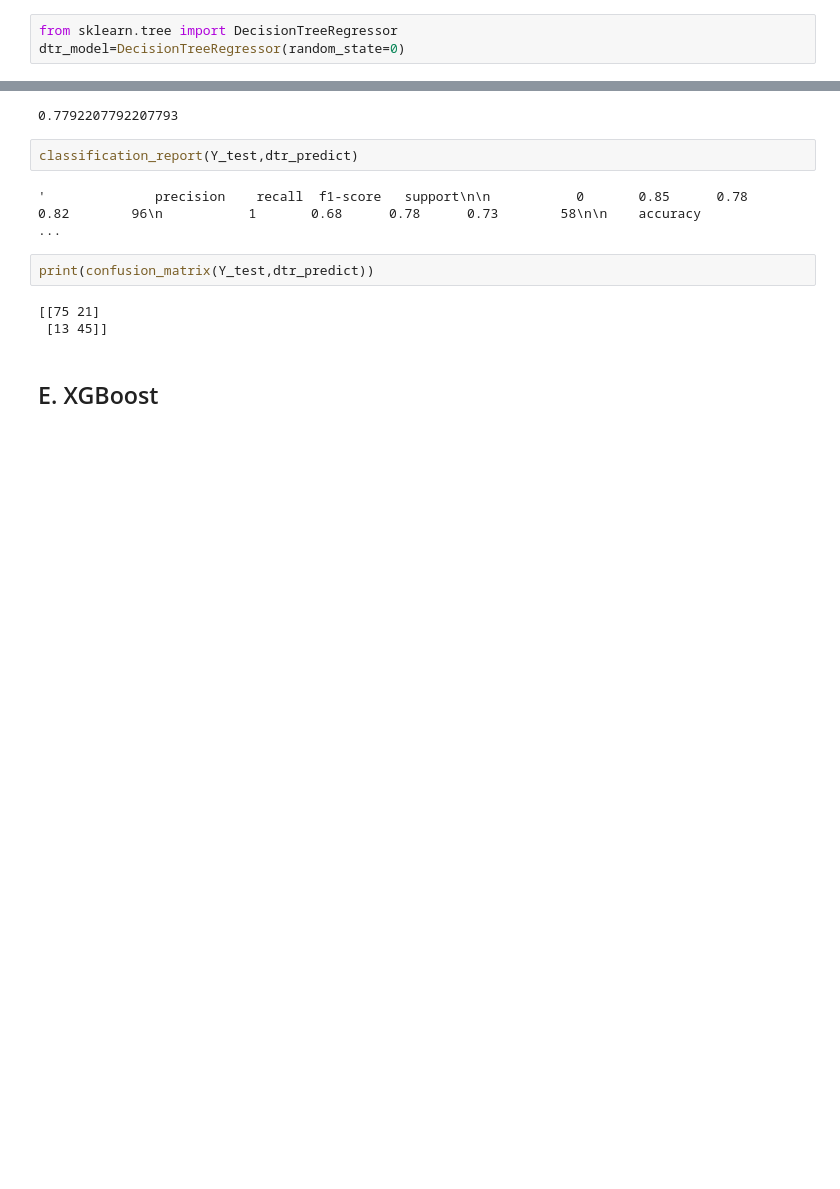
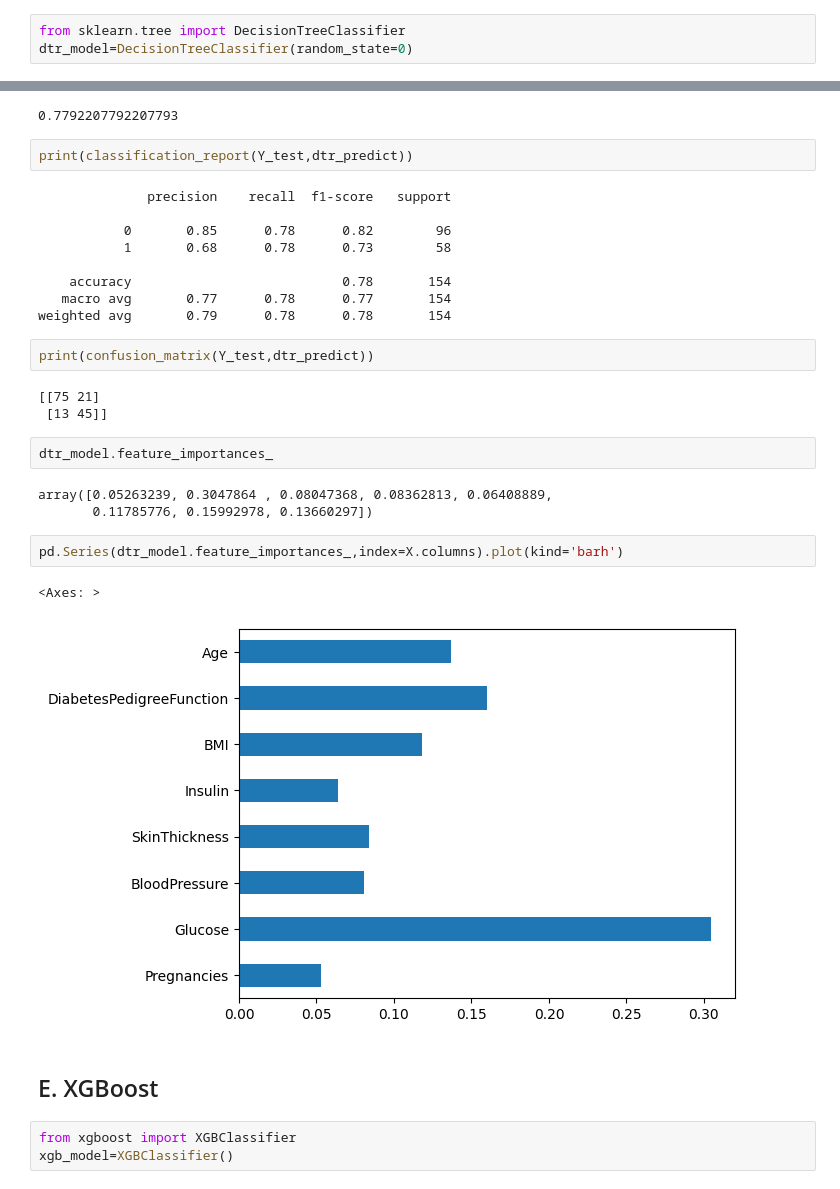
Before and after one commit to sabheen9/Diabetic-Patient-Prediction, a Jupyter notebook: DiabeticPatientPrediction.ipynb, the cells around one changed output, grey strips where cells are left out. Cells and saved outputs as stored; diff of their text form; blank space fills up the shorter version.

```diff
--- a/DiabeticPatientPrediction.ipynb
+++ b/DiabeticPatientPrediction.ipynb
@@ -289,8 +286,8 @@ print(confusion_matrix(Y_test,rfc_predict))
 # %% [markdown]
 ## B. Decision Tree
 # %%
-from sklearn.tree import DecisionTreeRegressor
-dtr_model=DecisionTreeRegressor(random_state=0)
+from sklearn.tree import DecisionTreeClassifier
+dtr_model=DecisionTreeClassifier(random_state=0)
 # %%
 dtr_model.fit(X_train,Y_train)
 dtr_predict=dtr_model.predict(X_test)
@@ -299,13 +296,33 @@ accuracy_score(Y_test,dtr_predict)
 # %% [output]
 0.7792207792207793
 # %%
-classification_report(Y_test,dtr_predict)
+print(classification_report(Y_test,dtr_predict))
 # %% [output]
-'              precision    recall  f1-score   support\n\n           0       0.85      0.78      0.82        96\n           1       0.68      0.78      0.73        58\n\n    accuracy                   ...
+              precision    recall  f1-score   support
+
+           0       0.85      0.78      0.82        96
+           1       0.68      0.78      0.73        58
+
+    accuracy                           0.78       154
+   macro avg       0.77      0.78      0.77       154
+weighted avg       0.79      0.78      0.78       154
 # %%
 print(confusion_matrix(Y_test,dtr_predict))
 # %% [output]
 [[75 21]
  [13 45]]
+# %%
+dtr_model.feature_importances_
+# %% [output]
+array([0.05263239, 0.3047864 , 0.08047368, 0.08362813, 0.06408889,
+       0.11785776, 0.15992978, 0.13660297])
+# %%
+pd.Series(dtr_model.feature_importances_,index=X.columns).plot(kind='barh')
+# %% [output]
+<Axes: >
+[figure, added]
 # %% [markdown]
 ## E. XGBoost
+# %%
+from xgboost import XGBClassifier
+xgb_model=XGBClassifier()
```
Also changed, not shown: parts of 17 cells of this notebook.
